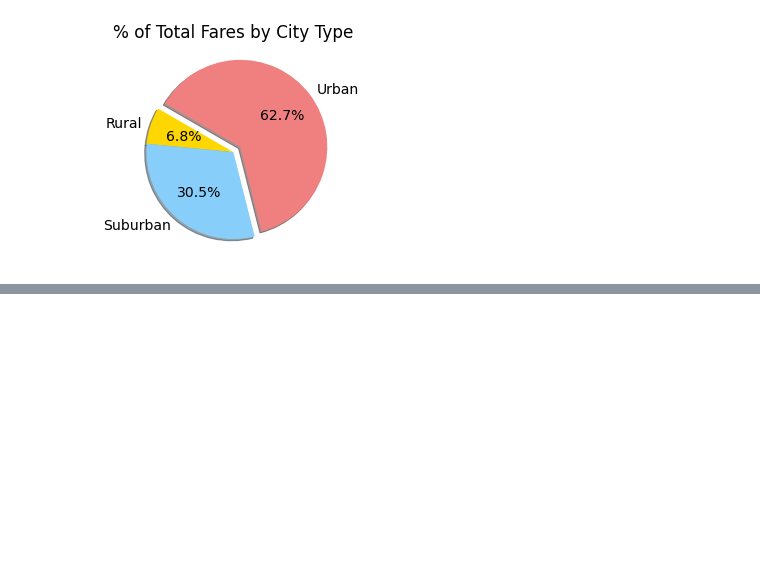
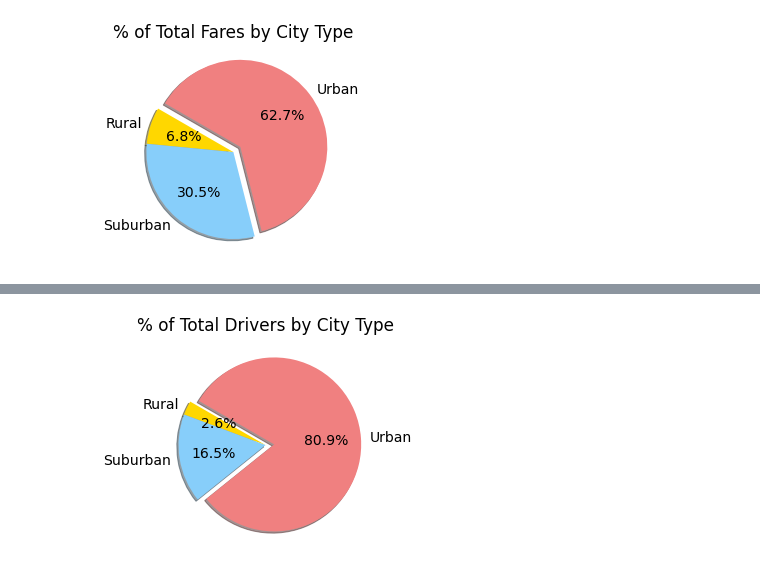
Before and after one commit to asanchez116/PyBer_Analysis, a Jupyter notebook: PyBer .ipynb, the cells around one changed output, grey strips where cells are left out. Cells and saved outputs as stored; diff of their text form; code cells hidden in the pictures; blank space fills up the shorter version.

```diff
--- a/PyBer .ipynb
+++ b/PyBer .ipynb
@@ -378,0 +411,9 @@ plt.show()
+# %%
+# To create this pie chart, we need to do the following:
+# print(city_data_df.columns)
+#     Get the total number of rides for each city type.
+total_drivers_by_city = city_data_df.groupby('type')['driver_count'].sum()
+#     Get the total rides for all the city types.
+total_drivers = city_data_df['driver_count'].sum()
+#     Calculate the percentage of the total rides for each city type.
+driver_percents=100*(total_drivers_by_city / total_drivers)
@@ -378,0 +428,15 @@ plt.show()
+# %%
+plt.pie(driver_percents,
+       labels=["Rural", "Suburban", "Urban"],
+       colors=["gold", "lightskyblue", "lightcoral"],
+       explode=[0, 0, 0.1],
+       shadow=True,
+       autopct='%1.1f%%',
+       startangle=150)
+#labels from the boxplot graph
+plt.title("% of Total Drivers by City Type")
+mpl.rcParams['font.size'] = 14
+plt.savefig("analysis/Fig7.png")
+plt.show()
+# %% [output]
+[figure, added]
```
Also changed, not shown: parts of 4 cells of this notebook.
